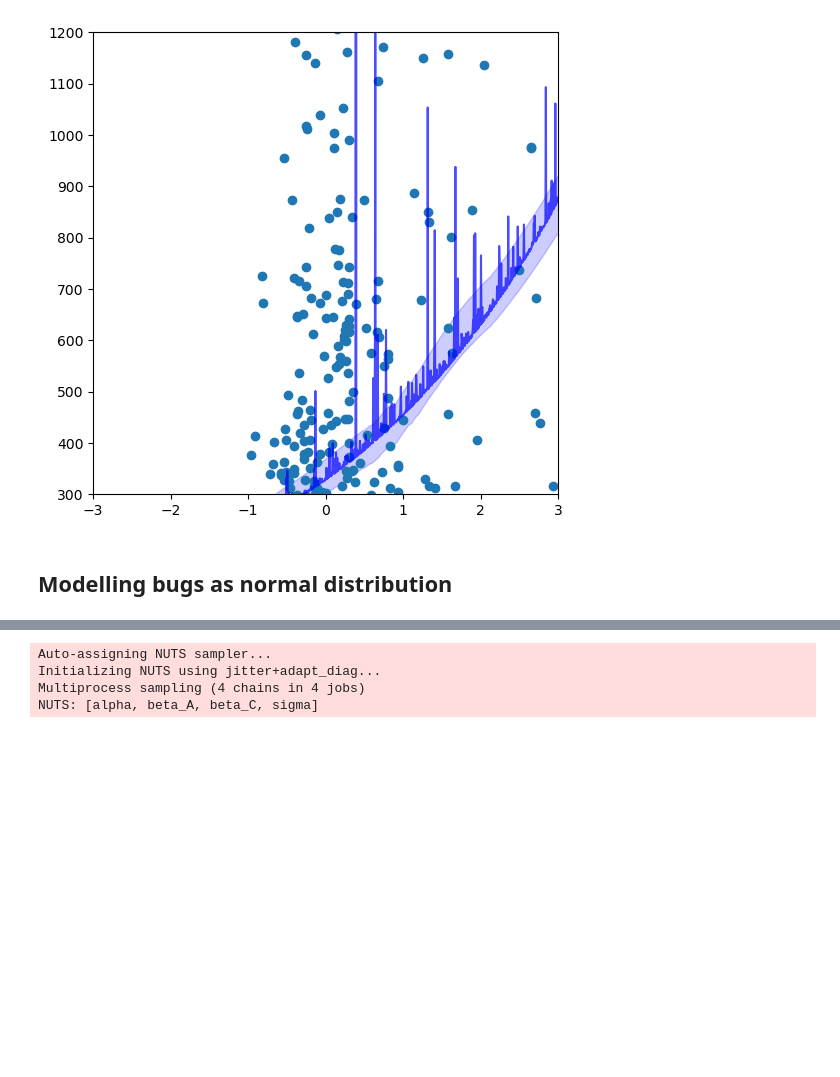
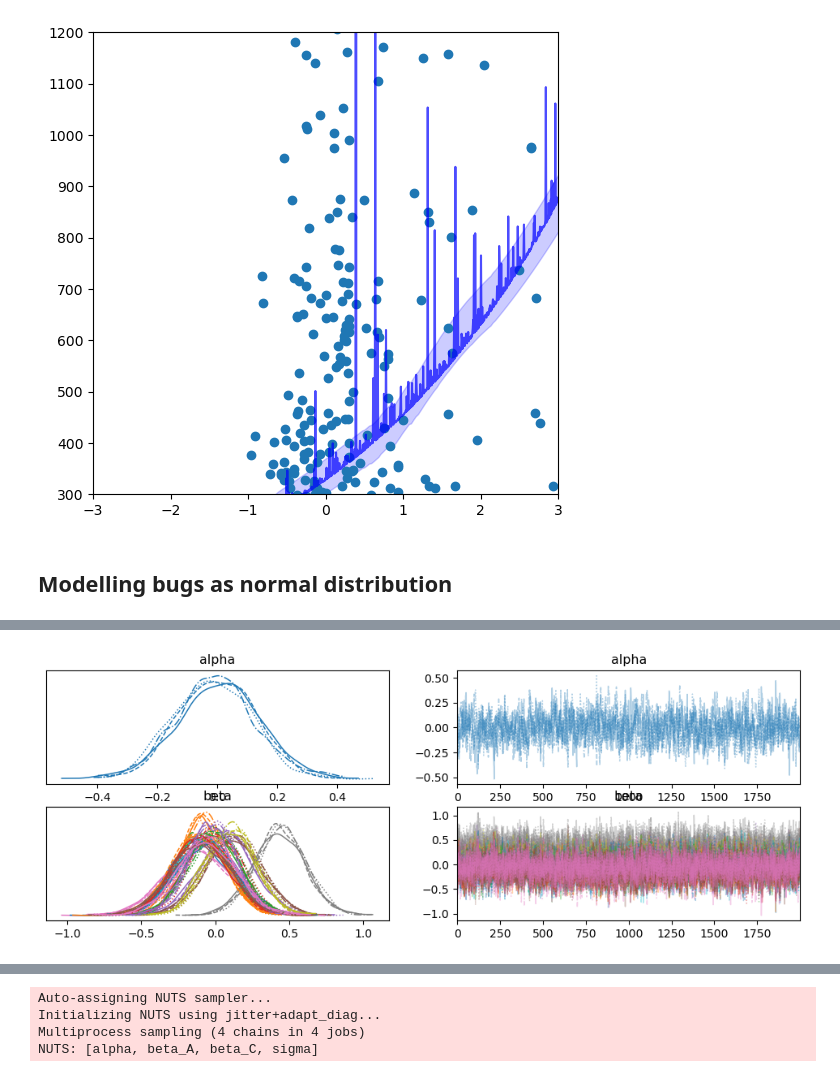
Before and after one commit to ah140797/PPExam24, a Jupyter notebook: anders.ipynb, the cells around one changed output, grey strips where cells are left out. Drawn from its saved outputs; the diff is of its cells as text; code cells hidden in the pictures; blank space fills up the shorter version.

```diff
--- a/anders.ipynb
+++ b/anders.ipynb
@@ -384,0 +408,28 @@ df['bug_std'] = standardize_column(df['bugs'])
+# %%
+language_idx, languages = pd.factorize(df.language)
+# %%
+def create_model_h1(alpha_mu_prior, alpha_sigma_prior, beta_mu_prior, beta_sigma_prior, save_name='', save=False):
+  '''
+  Creates model for hypothesis 1.
+  '''
+  with pm.Model() as model:
+      # Priors
+      alpha = pm.Normal("alpha", mu=alpha_mu_prior, sigma=alpha_sigma_prior)
+      beta = pm.Normal('beta',  mu=beta_mu_prior, sigma=beta_sigma_prior, shape=languages.size)
+      sigma = pm.Exponential("sigma", 1.0)
+
+      #We add language_ids as mutable data so we can change it later in posterior predictions
+      language_ids = pm.Data('language_ids', language_idx, mutable=True)
+
+      lam = pm.Deterministic('lam', alpha + beta[language_ids])
+      B = pm.Normal('B', mu=lam, sigma=sigma, observed=df.bug_std)
+
+      #Sample posterior and prior predictive
+      trace = pm.sample(2000, tune=1000, idata_kwargs={'log_likelihood': True}, chains=4)
+
+      if save == True:
+        trace.to_netcdf("./traces/"+save_name+"_.nc")
+
+  return trace, model
+# %%
+h1_idata, h1_model = create_model_h1(0, .2, 0, .75)
@@ -384,0 +465,4 @@ df['bug_std'] = standardize_column(df['bugs'])
+# %%
+pm.plot_trace(h1_idata, var_names=['alpha','beta']);
+# %% [output]
+[figure, added]
```
Also changed, not shown: parts of 24 cells of this notebook.
